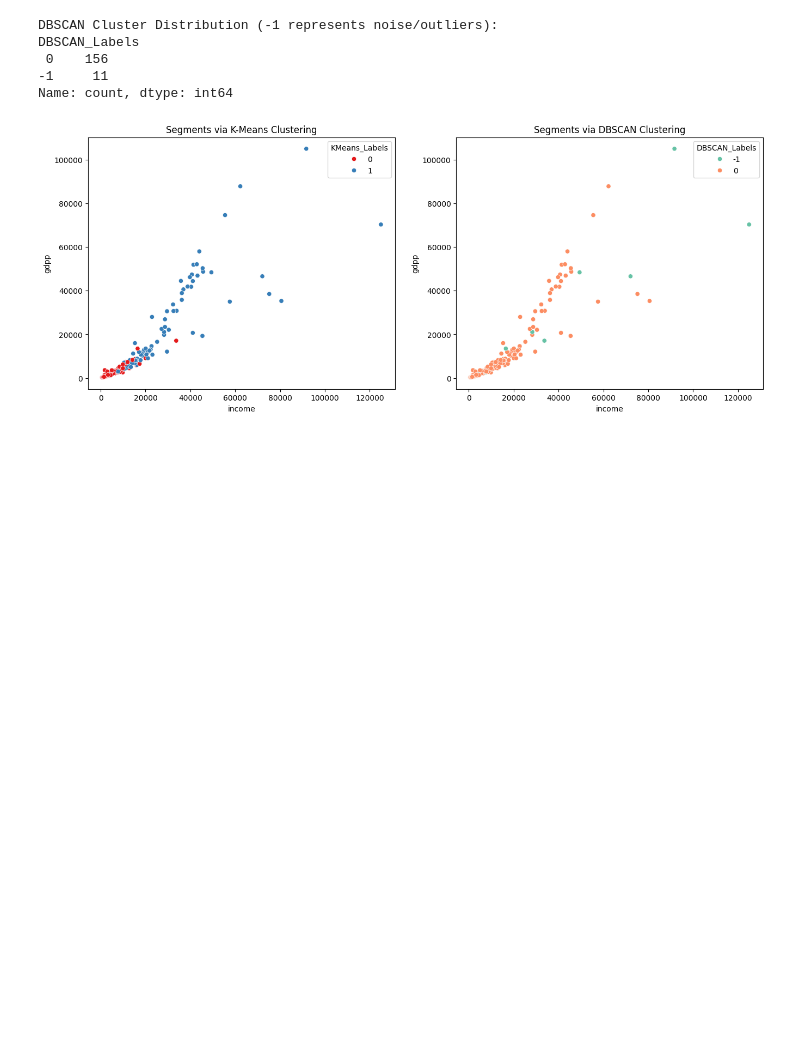
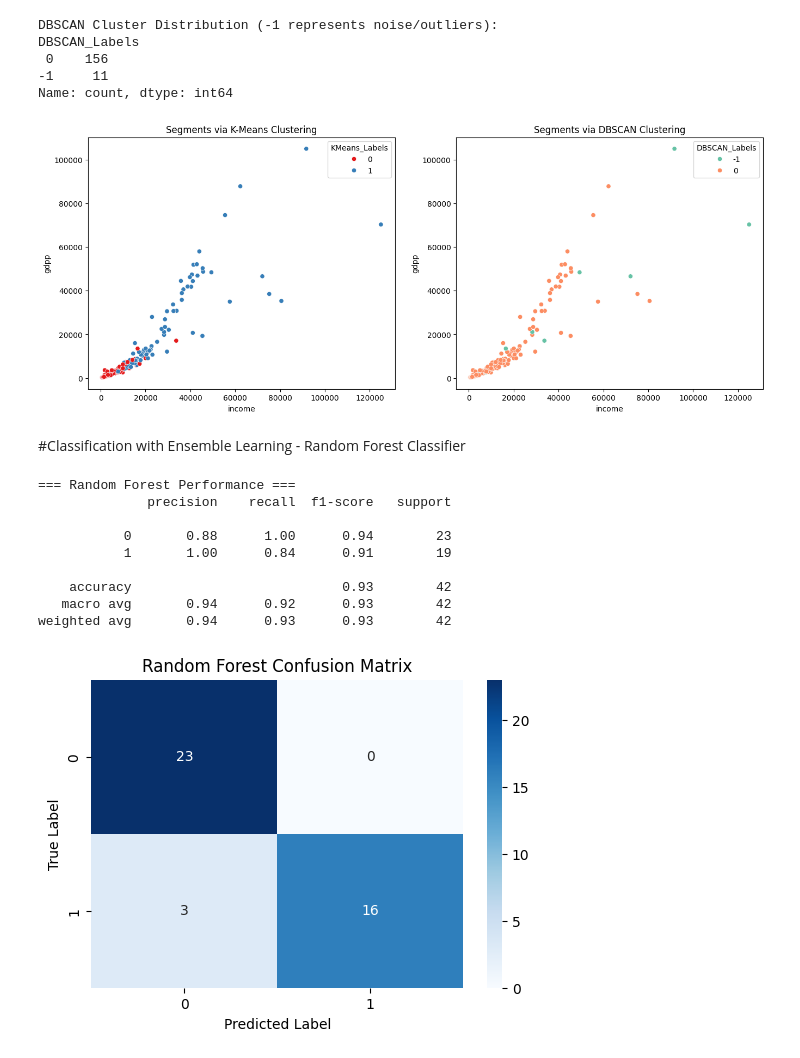
Before and after one commit to AnannyaMathewKJ/Anannya_Mathew, a Jupyter notebook: Week3_Anannya_Mathew.ipynb, the cells around one changed output. Saved outputs shown, nothing was run; the diff lists cells and outputs as text; code cells hidden in the pictures; blank space fills up the shorter version.

```diff
--- a/Week3_Anannya_Mathew.ipynb
+++ b/Week3_Anannya_Mathew.ipynb
@@ -181,3 +181,41 @@ DBSCAN_Labels
 -1     11
 Name: count, dtype: int64
 [figure]
+# %% [markdown]
+#Classification with Ensemble Learning - Random Forest Classifier
+# %%
+# Setup features and target (using KMeans labels as the target class for predictive mapping)
+X = X_raw.copy()
+y = df['KMeans_Labels']
+
+# Split into Training and Testing sets
+X_train, X_test, y_train, y_test = train_test_split(X, y, test_size=0.25, random_state=42, stratify=y)
+
+# Instantiate and Train Random Forest
+rf_model = RandomForestClassifier(n_estimators=100, random_state=42)
+rf_model.fit(X_train, y_train)
+
+# Predict and Evaluate
+y_pred_rf = rf_model.predict(X_test)
+
+print("=== Random Forest Performance ===")
+print(classification_report(y_test, y_pred_rf))
+
+# Confusion Matrix Heatmap
+plt.figure(figsize=(6, 4))
+sns.heatmap(confusion_matrix(y_test, y_pred_rf), annot=True, fmt='d', cmap='Blues')
+plt.title('Random Forest Confusion Matrix')
+plt.xlabel('Predicted Label')
+plt.ylabel('True Label')
+plt.show()
+# %% [output]
+=== Random Forest Performance ===
+              precision    recall  f1-score   support
+
+           0       0.88      1.00      0.94        23
+           1       1.00      0.84      0.91        19
+
+    accuracy                           0.93        42
+   macro avg       0.94      0.92      0.93        42
+weighted avg       0.94      0.93      0.93        42
+[figure, added]
```
Also changed, not shown: parts of 6 cells of this notebook.
